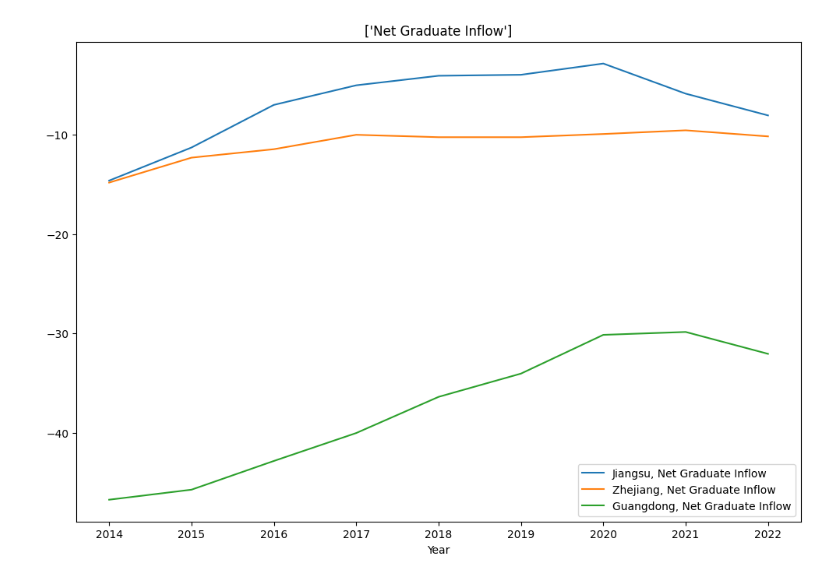
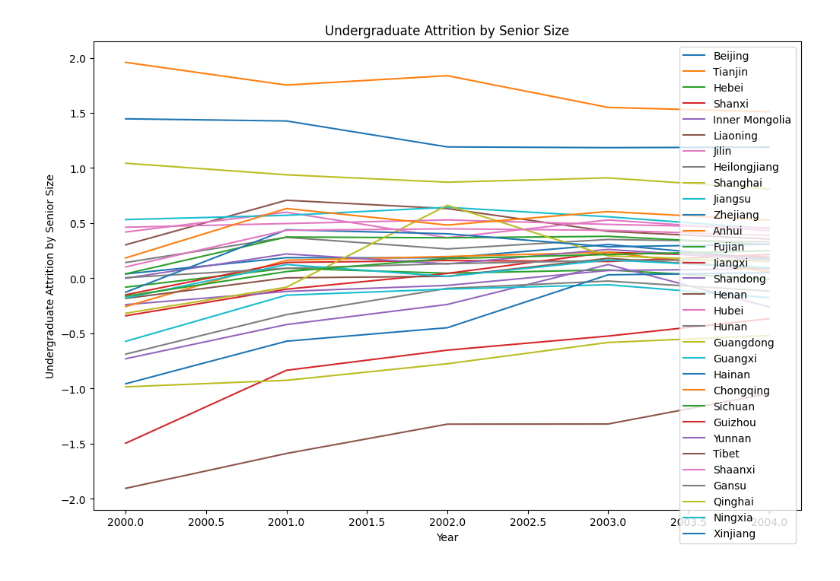
Before and after one commit to kabuto44/Gaokao-Data-Analysis, a Jupyter notebook: Plots.ipynb, the cells around one changed output. Drawn from its saved outputs; the diff is of its cells as text; code cells hidden in the pictures.

Commit message:
Plot generation for attrition by cohort size and senior size

```diff
--- a/Plots.ipynb
+++ b/Plots.ipynb
@@ -46,5 +7,0 @@ multiplot()
-# %%
-provinces=["Guangdong", "Zhejiang", "Jiangsu"]
-multiplot()
-# %% [output]
-[figure, removed]
@@ -50,0 +14,4 @@ multiplot()
+# %%
+ops.saveplot(name="Undergraduate Attrition by Senior Size",variable="Undergraduate Attrition by Senior Size")
+# %% [output]
+[figure, added]
```
Also changed, not shown: parts of 18 cells of this notebook, 23 other files.
